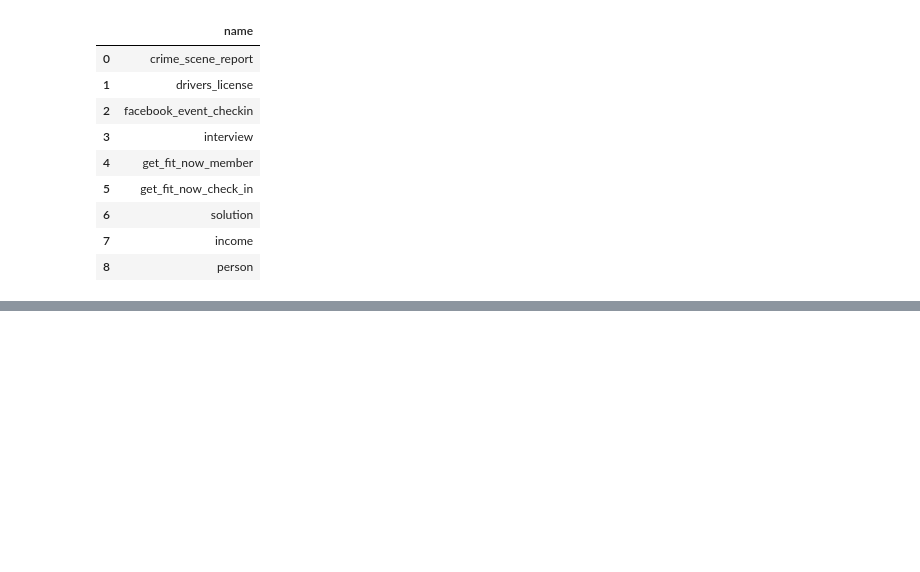
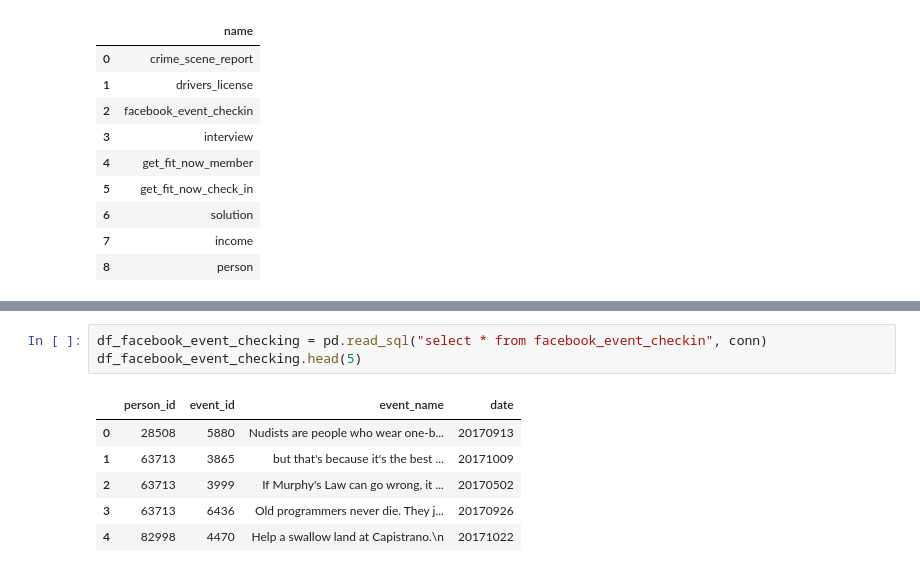
Before and after one commit to qiyunge/Lasalle_College, a Jupyter notebook: 3_C2_gestion_de_données_avancé/class2.ipynb, the cells around one changed output, grey strips where cells are left out. Drawn from its saved outputs; the diff is of its cells as text; blank space fills up the shorter version.

```diff
--- a/3_C2_gestion_de_données_avancé/class2.ipynb
+++ b/3_C2_gestion_de_données_avancé/class2.ipynb
@@ -236,0 +236,10 @@ memory usage: 38.5 KB
+# %%
+df_facebook_event_checking = pd.read_sql("select * from facebook_event_checkin", conn)
+df_facebook_event_checking.head(5)
+# %% [output]
+|  | person_id | event_id | event_name | date |
+| 0 | 28508 | 5880 | Nudists are people who wear one-b... | 20170913 |
+| 1 | 63713 | 3865 | but that's because it's the best ... | 20171009 |
+| 2 | 63713 | 3999 | If Murphy's Law can go wrong, it ... | 20170502 |
+| 3 | 63713 | 6436 | Old programmers never die. They j... | 20170926 |
+| 4 | 82998 | 4470 | Help a swallow land at Capistrano.\n | 20171022 |
```
Also changed, not shown: parts of 15 cells of this notebook, 1 other file.
